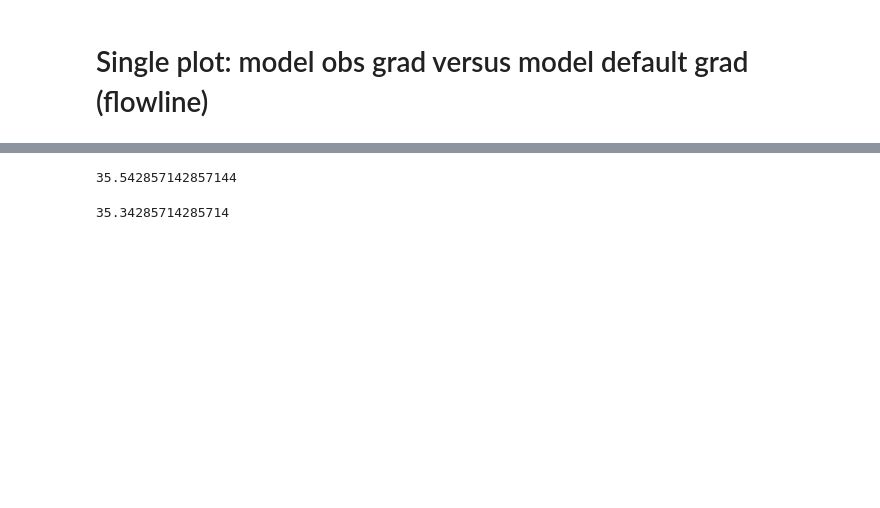
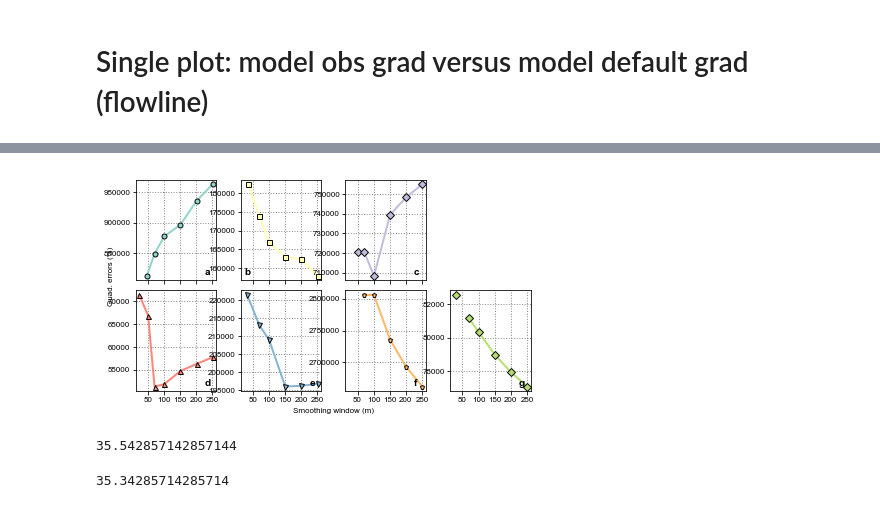
Before and after one commit to bpelto/OGGM-Columbia-Project, a Jupyter notebook: plotting/smooth_window_thick_scatterplot.ipynb, the cells around one changed output, grey strips where cells are left out. Drawn from its saved outputs; the diff is of its cells as text; code cells hidden in the pictures; blank space fills up the shorter version.

Commit message:
tick label placement

```diff
--- a/plotting/smooth_window_thick_scatterplot.ipynb
+++ b/plotting/smooth_window_thick_scatterplot.ipynb
@@ -107,3 +27,62 @@ plt.show()
+# %%
+font = {'family' : 'Arial',
+        'weight' : 'normal',
+        'size'   : 8}
+
+plt.rc('font', **font)
+pylab.rcParams['xtick.major.pad']='2'
+pylab.rcParams['ytick.major.pad']='2'
+
+# xmax=170
+# ymax=170
+
+# Create plot
+# fig = plt.figure(figsize=(7,7))#3.34, 3.34))
+fig, axarr = plt.subplots(2,4, sharex=True, sharey=False, figsize=(6,3.34))#3.34, 3.34))
+# ax = fig.add_subplot(1, 1, 1)
+j, k = 0, 0
+# ax = fig.add_subplot(1, 1, 1)
+letter = ['a', 'b', 'c', 'd', 'e', 'f', 'g']
+markers = ('o', 's', 'D', '^', 'v', 'p', 'D')
+colors = ['#8dd3c7','#ffffb3','#bebada','#fb8072','#80b1d3','#fdb462', '#b3de69']
+order = ['Zillmer', 'Nordic', 'Illecillewaet', 'W. Wash', 'Haig', 'Conrad', 'Kokanee']
+################
+count=0
+# for name in np.unique(data['glacier']):
+for name in order:
+    V=data[data.glacier==name]
+
+    axarr[j,k].plot(V['sw'], V['quad_errors'], alpha=0.95, c=colors[count], markeredgecolor='k', #V['perc_err'],
+                marker=markers[count], label=name, markersize='5', linewidth=2.)
+    axarr[j,k].grid(linestyle=':', linewidth=1., color='gray', alpha=0.9, zorder=100)
+    axarr[0,3].axis('off')
+    axarr[j,k].xaxis.set_major_locator(ticker.MultipleLocator(50))
+#     if count == 1:
+#         axarr[j,k].yaxis.set_major_locator(ticker.MultipleLocator(.5))
+    if count == 1:
+        axarr[j,k].text(0.05, 0.05, letter[count], transform=axarr[j,k].transAxes,  fontweight='bold', fontsize=10)
+    else:
+        axarr[j,k].text(0.85, 0.05, letter[count], transform=axarr[j,k].transAxes,  fontweight='bold', fontsize=10)
+
+    count+=1
+
+    k += 1
+
+    if count == 3: #changed to 2, 1 worked for 2x2 panel plot
+        j += 1
+        k = 0
+
+# plt.legend(loc='upper left', bbox_to_anchor=(0.01, 0.5), ncol=3)
+
+fig.subplots_adjust(bottom=0.1, top=0.98, hspace=0.1, left=0.075, right=0.99, wspace=0.3)#left=0.07, right=0.9,wspace=0.05,
+fig.text(0.01, 0.68, 'Quad. errors (%)', rotation=90) #'Mean absolute error (%)'
+fig.text(0.44, 0.01, 'Smoothing window (m)')
+
+# plt.tight_layout(pad=0.6)
+plt.savefig(path + 'JoG/smooth_window_quad_errors_panels.pdf', dpi=300)  #smooth_window_MEA_scatter.pdf', dpi=300)
+plt.show()
+# %% [output]
+[figure, added]
 # %%
 d_200 = np.average(data[data['sw'] == 201]['perc_err'])
 d_200
```
Also changed, not shown: parts of 4 cells of this notebook.
